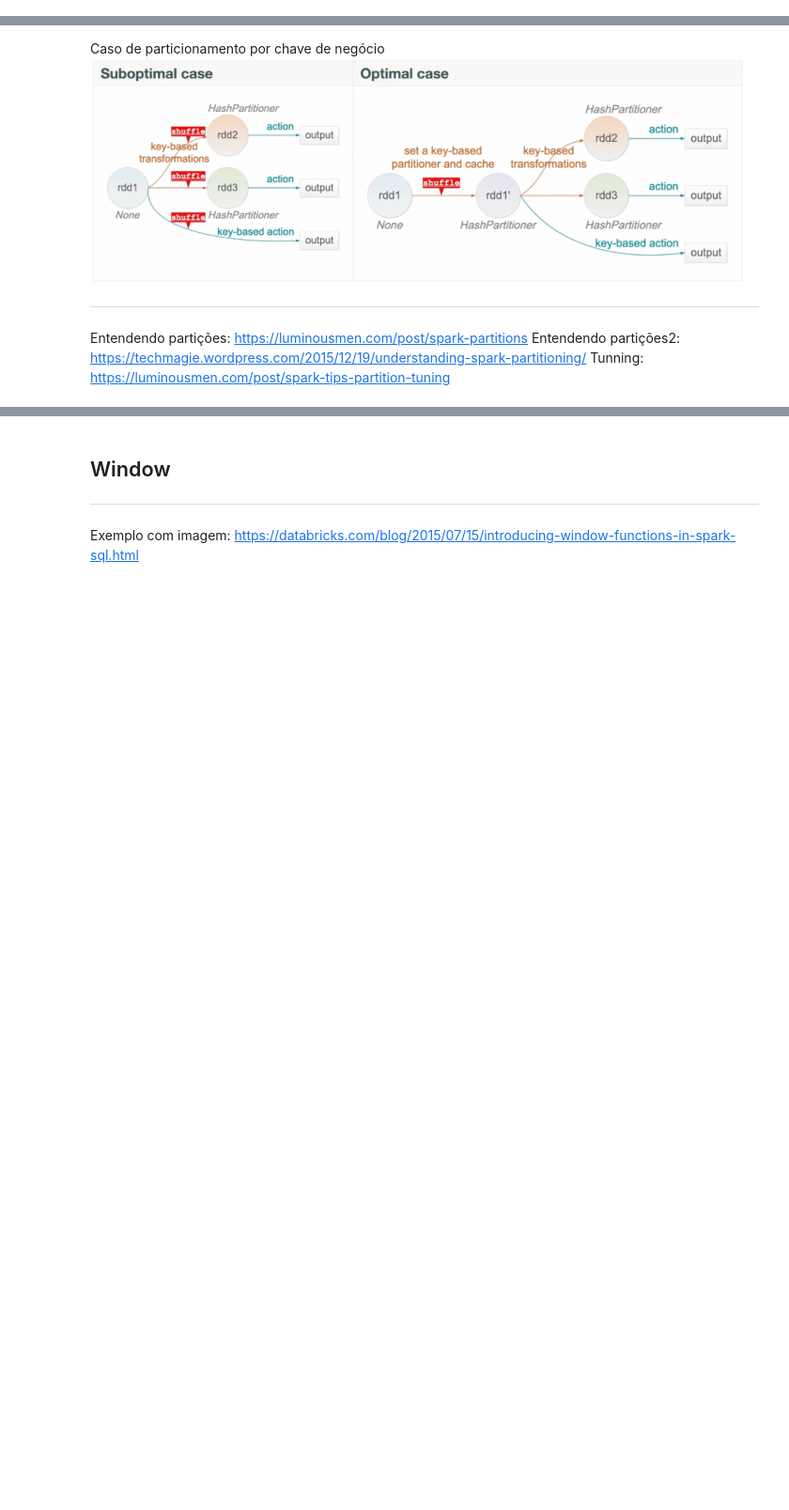
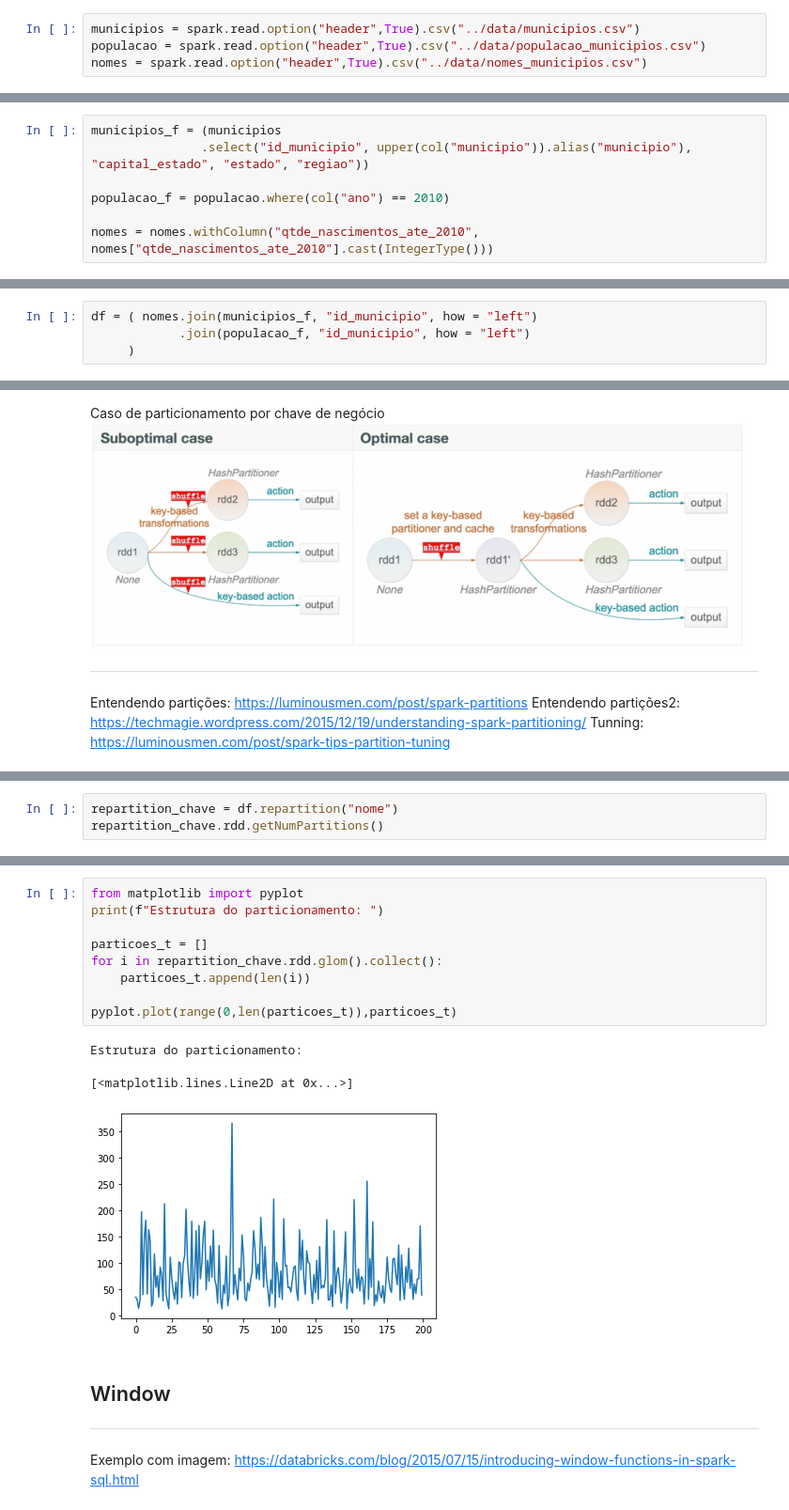
Before and after one commit to oliveiraJessica/workshop-spark, a Jupyter notebook: notebooks/analise_nomes_municipios.ipynb, the cells around one changed output, grey strips where cells are left out. Shown at 94% size. Saved outputs shown, nothing was run; the diff lists cells and outputs as text; blank space fills up the shorter version.

```diff
--- a/notebooks/analise_nomes_municipios.ipynb
+++ b/notebooks/analise_nomes_municipios.ipynb
@@ -27,3 +31,7 @@ Documentação: https://spark.apache.org/docs/3.0.0-preview2/web-ui.html
+# %%
+municipios = spark.read.option("header",True).csv("../data/municipios.csv")
+populacao = spark.read.option("header",True).csv("../data/populacao_municipios.csv")
+nomes = spark.read.option("header",True).csv("../data/nomes_municipios.csv")
 # %% [markdown]
 ### Conhecendo os dados
 ---
@@ -30,0 +80,7 @@ Leitura de csv: https://sparkbyexamples.com/spark/spark-read-csv-file-into-dataf
+# %%
+municipios_f = (municipios
+               .select("id_municipio", upper(col("municipio")).alias("municipio"), "capital_estado", "estado", "regiao"))
+
+populacao_f = populacao.where(col("ano") == 2010)
+
+nomes = nomes.withColumn("qtde_nascimentos_ate_2010", nomes["qtde_nascimentos_ate_2010"].cast(IntegerType()))
@@ -45,2 +109,6 @@ Nesse momento spark executa o plano de ação
 # %% [markdown]
 ## Join
+# %%
+df = ( nomes.join(municipios_f, "id_municipio", how = "left")
+            .join(populacao_f, "id_municipio", how = "left")
+     )
@@ -78,0 +225,3 @@ Tunning: https://luminousmen.com/post/spark-tips-partition-tuning
+# %%
+repartition_chave = df.repartition("nome")
+repartition_chave.rdd.getNumPartitions()
@@ -79,3 +250,16 @@ Tunning: https://luminousmen.com/post/spark-tips-partition-tuning
+# %%
+from matplotlib import pyplot
+print(f"Estrutura do particionamento: ")
+
+particoes_t = []
+for i in repartition_chave.rdd.glom().collect():
+    particoes_t.append(len(i))
+
+pyplot.plot(range(0,len(particoes_t)),particoes_t)
+# %% [output]
+Estrutura do particionamento:
+[<matplotlib.lines.Line2D at 0x...>]
+[figure, added]
 # %% [markdown]
 ## Window
 
```
Also changed, not shown: parts of 29 cells of this notebook, 1 other file.
